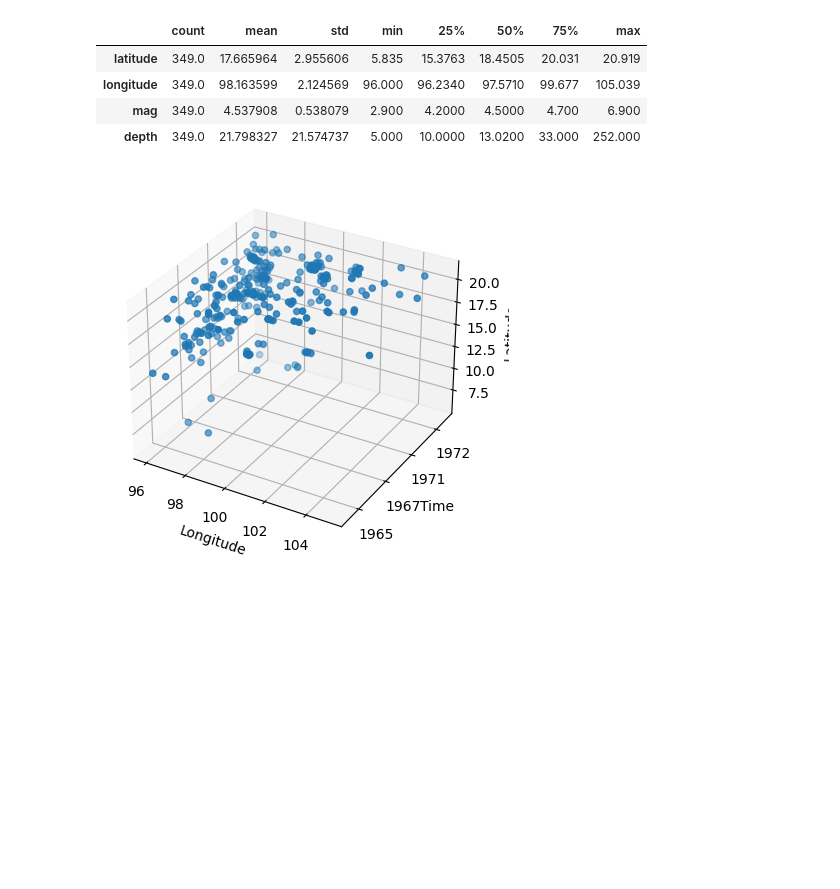
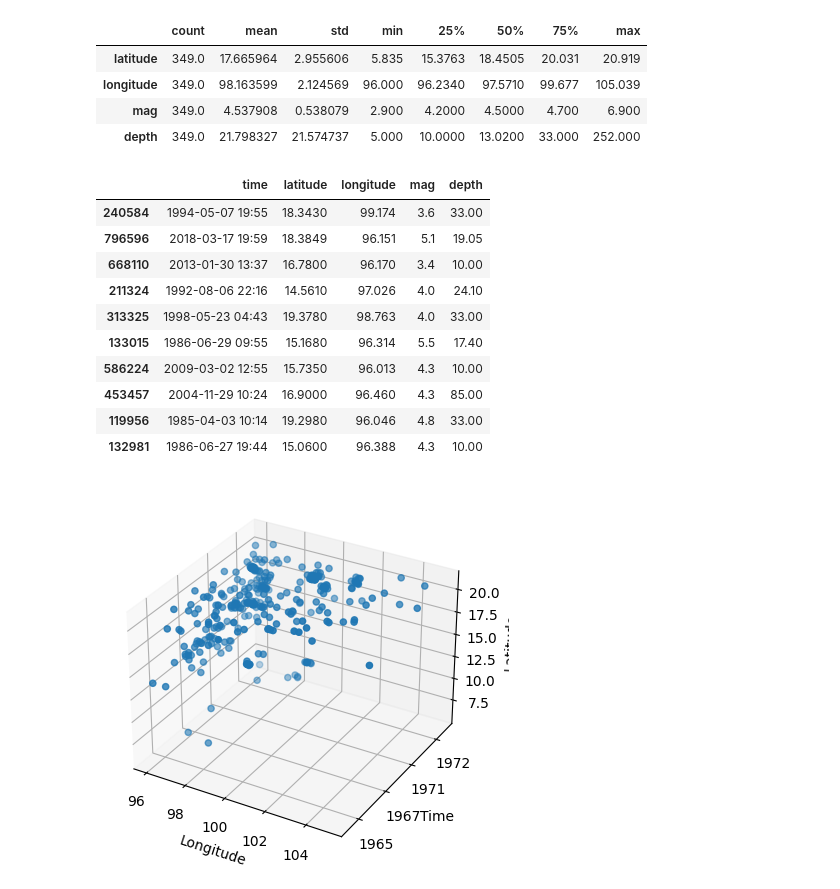
Before and after one commit to peeb01/Earthquake, a Jupyter notebook: DataSet/read.ipynb, the cells around one changed output. Cells and saved outputs as stored; diff of their text form; code cells hidden in the pictures; blank space fills up the shorter version.

```diff
--- a/DataSet/read.ipynb
+++ b/DataSet/read.ipynb
@@ -68,6 +68,20 @@ ndt.describe().transpose()
 | longitude | 349.0 | 98.163599 | 2.124569 | 96.000 | 96.2340 | 97.5710 | 99.677 | 105.039 |
 | mag | 349.0 | 4.537908 | 0.538079 | 2.900 | 4.2000 | 4.5000 | 4.700 | 6.900 |
 | depth | 349.0 | 21.798327 | 21.574737 | 5.000 | 10.0000 | 13.0200 | 33.000 | 252.000 |
+# %%
+ndt.sample(10)
+# %% [output]
+|  | time | latitude | longitude | mag | depth |
+| 240584 | 1994-05-07 19:55 | 18.3430 | 99.174 | 3.6 | 33.00 |
+| 796596 | 2018-03-17 19:59 | 18.3849 | 96.151 | 5.1 | 19.05 |
+| 668110 | 2013-01-30 13:37 | 16.7800 | 96.170 | 3.4 | 10.00 |
+| 211324 | 1992-08-06 22:16 | 14.5610 | 97.026 | 4.0 | 24.10 |
+| 313325 | 1998-05-23 04:43 | 19.3780 | 98.763 | 4.0 | 33.00 |
+| 133015 | 1986-06-29 09:55 | 15.1680 | 96.314 | 5.5 | 17.40 |
+| 586224 | 2009-03-02 12:55 | 15.7350 | 96.013 | 4.3 | 10.00 |
+| 453457 | 2004-11-29 10:24 | 16.9000 | 96.460 | 4.3 | 85.00 |
+| 119956 | 1985-04-03 10:14 | 19.2980 | 96.046 | 4.8 | 33.00 |
+| 132981 | 1986-06-27 19:44 | 15.0600 | 96.388 | 4.3 | 10.00 |
 # %%
 ndt['time'] = pd.to_datetime(ndt['time'])
 
```
